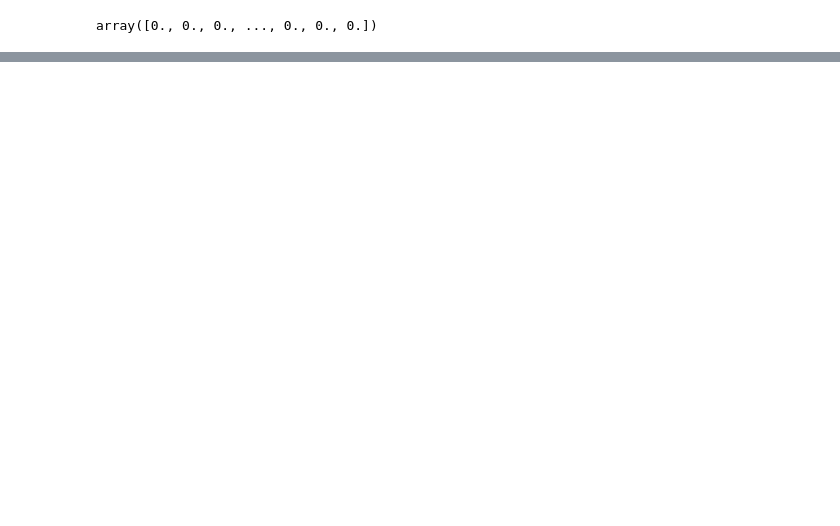
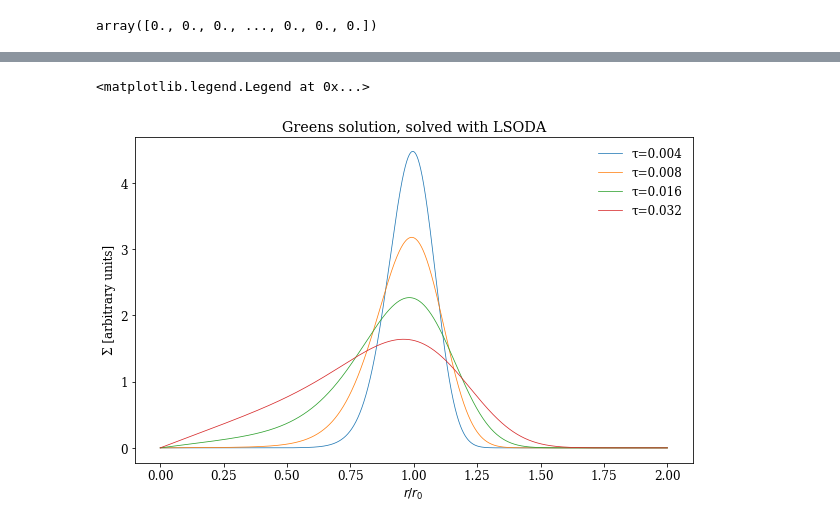
Before and after one commit to agent031/bachelor_code, a Jupyter notebook: Simple_solutions/evolution-greens_solultion.ipynb, the cells around one changed output, grey strips where cells are left out. Saved outputs shown, nothing was run; the diff lists cells and outputs as text; code cells hidden in the pictures; blank space fills up the shorter version.

```diff
--- a/Simple_solutions/evolution-greens_solultion.ipynb
+++ b/Simple_solutions/evolution-greens_solultion.ipynb
@@ -95,0 +213,25 @@ plt.legend(frameon=False)
+# %%
+Ν = N
+Δx = Δx
+def time_diff(t, f):
+    fprime = np.zeros(N)
+    fprime[0] = 0.0
+    fprime[-1] = 0.0
+
+    fprime[1 : -1] = x[1 : -1]**(-2) * (f[:-2] - 2 * f[1: -1] + f[2:]) / Δx**2
+
+    return fprime
+# %%
+tspan = np.linspace(0, 0.032, 9)
+sol = solve_ivp(time_diff, [tspan[0], tspan[-1]], T, t_eval = tspan, method = 'LSODA')
+# %%
+fig, axs = plt.subplots(figsize=(10,6))
+
+for τ in [0.004, 0.008, 0.016, 0.032]:
+    axs.plot(x, 200 * sol.y[:, sol.t == τ], label=f'τ={τ}', lw=0.75)
+
+axs.set(title='Greens solution, solved with LSODA', ylabel='Σ [arbitrary units]', xlabel='$r/r_0$')
+plt.legend(frameon=False)
+# %% [output]
+<matplotlib.legend.Legend at 0x...>
+[figure, added]
```
Also changed, not shown: parts of 14 cells of this notebook.
